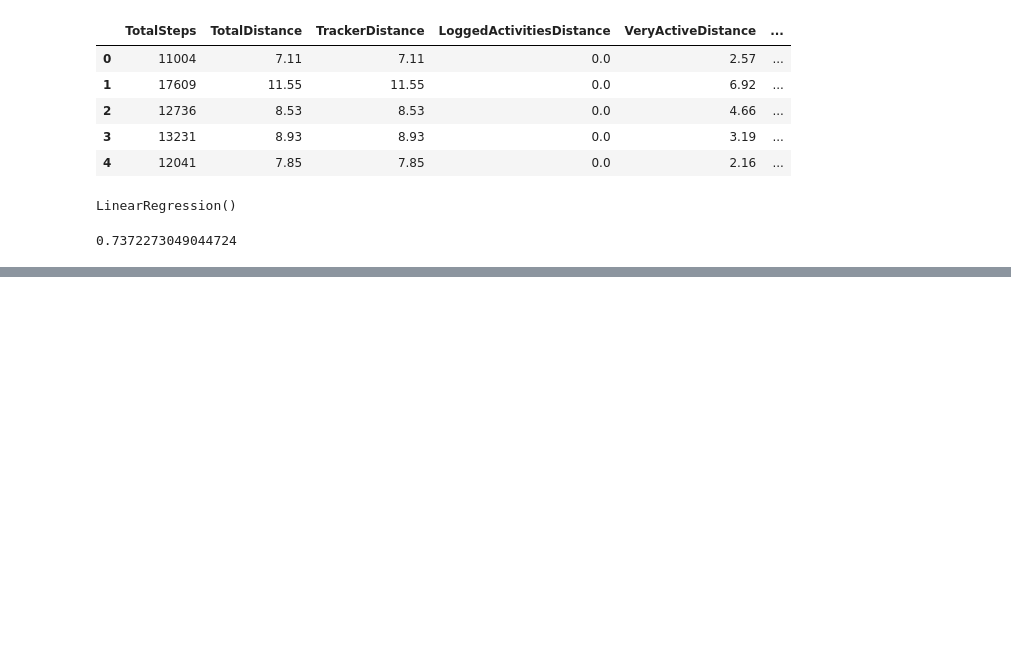
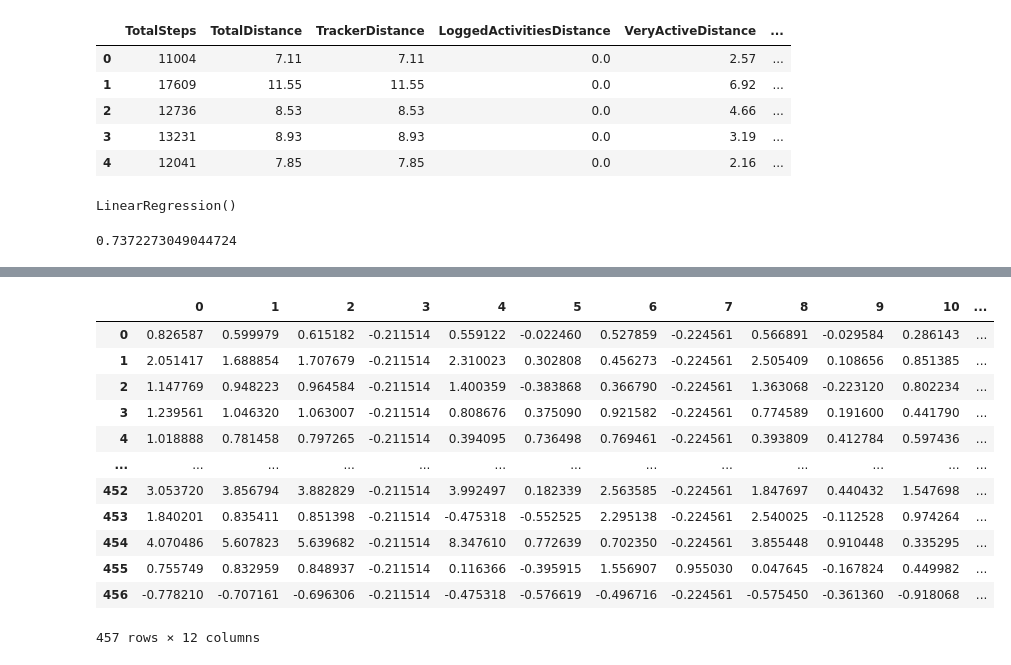
Before and after one commit to sandeepsharma1190/ML-Student, a Jupyter notebook: notebook 9:30/Multi linear 9_30 02052023.ipynb, the cells around one changed output, grey strips where cells are left out. Cells and saved outputs as stored; diff of their text form; code cells hidden in the pictures; blank space fills up the shorter version.

```diff
--- a/notebook 9:30/Multi linear 9_30 02052023.ipynb
+++ b/notebook 9:30/Multi linear 9_30 02052023.ipynb
@@ -44,0 +162,5 @@ r2_score(y_test, pred)
+# %%
+from sklearn.preprocessing import StandardScaler
+scaler = StandardScaler()
+arr = scaler.fit_transform(X)
+arr
@@ -44,0 +181,18 @@ r2_score(y_test, pred)
+# %%
+arr_df = pd.DataFrame(arr)
+# %%
+arr_df
+# %% [output]
+|  | 0 | 1 | 2 | 3 | 4 | 5 | 6 | 7 | 8 | 9 | 10 | ... |
+| 0 | 0.826587 | 0.599979 | 0.615182 | -0.211514 | 0.559122 | -0.022460 | 0.527859 | -0.224561 | 0.566891 | -0.029584 | 0.286143 | ... |
+| 1 | 2.051417 | 1.688854 | 1.707679 | -0.211514 | 2.310023 | 0.302808 | 0.456273 | -0.224561 | 2.505409 | 0.108656 | 0.851385 | ... |
+| 2 | 1.147769 | 0.948223 | 0.964584 | -0.211514 | 1.400359 | -0.383868 | 0.366790 | -0.224561 | 1.363068 | -0.223120 | 0.802234 | ... |
+| 3 | 1.239561 | 1.046320 | 1.063007 | -0.211514 | 0.808676 | 0.375090 | 0.921582 | -0.224561 | 0.774589 | 0.191600 | 0.441790 | ... |
+| 4 | 1.018888 | 0.781458 | 0.797265 | -0.211514 | 0.394095 | 0.736498 | 0.769461 | -0.224561 | 0.393809 | 0.412784 | 0.597436 | ... |
+| ... | ... | ... | ... | ... | ... | ... | ... | ... | ... | ... | ... | ... |
+| 452 | 3.053720 | 3.856794 | 3.882829 | -0.211514 | 3.992497 | 0.182339 | 2.563585 | -0.224561 | 1.847697 | 0.440432 | 1.547698 | ... |
+| 453 | 1.840201 | 0.835411 | 0.851398 | -0.211514 | -0.475318 | -0.552525 | 2.295138 | -0.224561 | 2.540025 | -0.112528 | 0.974264 | ... |
+| 454 | 4.070486 | 5.607823 | 5.639682 | -0.211514 | 8.347610 | 0.772639 | 0.702350 | -0.224561 | 3.855448 | 0.910448 | 0.335295 | ... |
+| 455 | 0.755749 | 0.832959 | 0.848937 | -0.211514 | 0.116366 | -0.395915 | 1.556907 | 0.955030 | 0.047645 | -0.167824 | 0.449982 | ... |
+| 456 | -0.778210 | -0.707161 | -0.696306 | -0.211514 | -0.475318 | -0.576619 | -0.496716 | -0.224561 | -0.575450 | -0.361360 | -0.918068 | ... |
+457 rows × 12 columns
```
Also changed, not shown: parts of 35 cells of this notebook, 1 other file.
